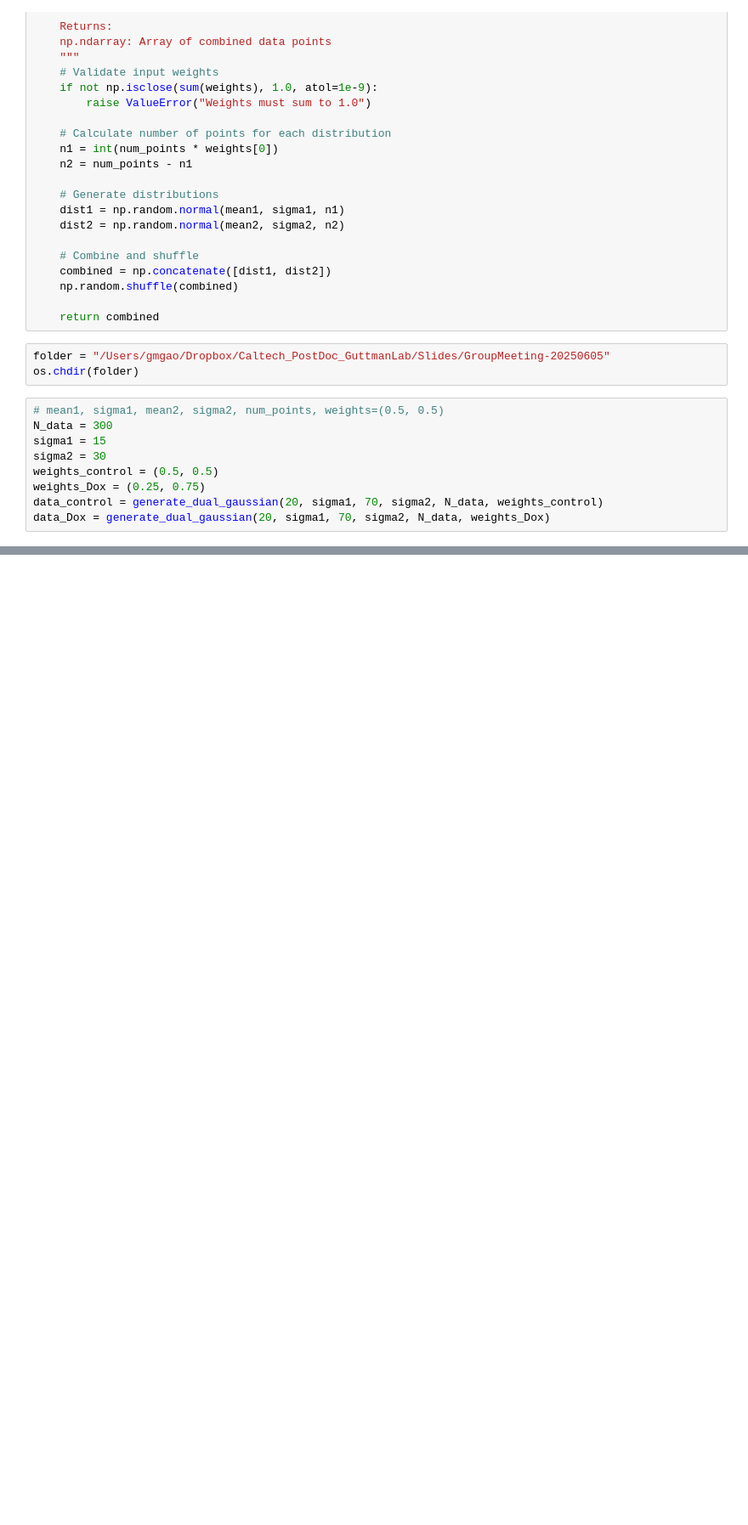
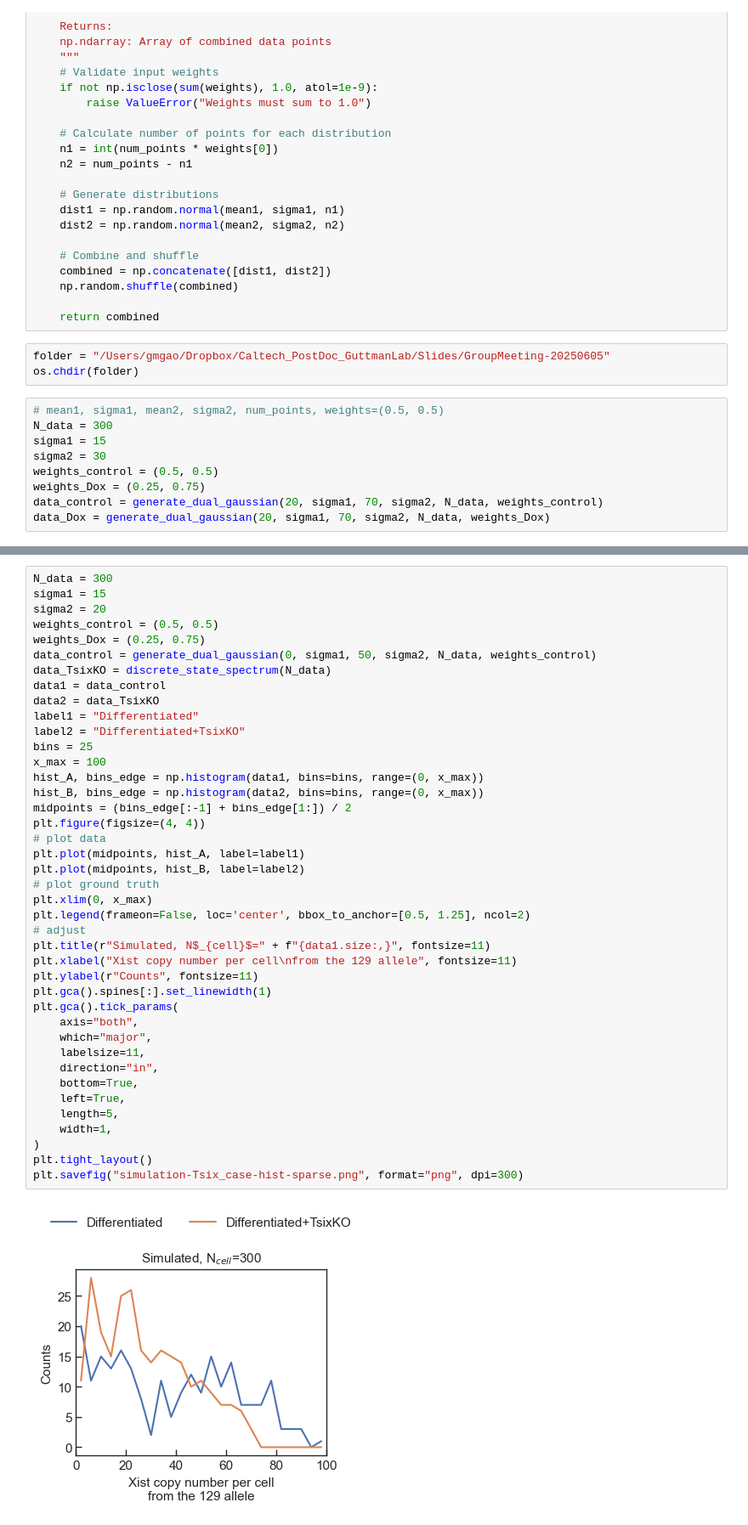
Before and after one commit to Guoming-Gao/GG-general-GuttmanLab, a Jupyter notebook: Simulation-more counts matter.ipynb, the cells around one changed output, grey strips where cells are left out. Shown: that part at 85% size. Cells and saved outputs as stored; diff of their text form; blank space fills up the shorter version.

```diff
--- a/Simulation-more counts matter.ipynb
+++ b/Simulation-more counts matter.ipynb
@@ -145,0 +182,43 @@ plt.savefig("simulation-hist-dense.png", format="png", dpi=300)
+# %%
+N_data = 300
+sigma1 = 15
+sigma2 = 20
+weights_control = (0.5, 0.5)
+weights_Dox = (0.25, 0.75)
+data_control = generate_dual_gaussian(0, sigma1, 50, sigma2, N_data, weights_control)
+data_TsixKO = discrete_state_spectrum(N_data)
+data1 = data_control
+data2 = data_TsixKO
+label1 = "Differentiated"
+label2 = "Differentiated+TsixKO"
+bins = 25
+x_max = 100
+hist_A, bins_edge = np.histogram(data1, bins=bins, range=(0, x_max))
+hist_B, bins_edge = np.histogram(data2, bins=bins, range=(0, x_max))
+midpoints = (bins_edge[:-1] + bins_edge[1:]) / 2
+plt.figure(figsize=(4, 4))
+# plot data
+plt.plot(midpoints, hist_A, label=label1)
+plt.plot(midpoints, hist_B, label=label2)
+# plot ground truth
+plt.xlim(0, x_max)
+plt.legend(frameon=False, loc='center', bbox_to_anchor=[0.5, 1.25], ncol=2)
+# adjust
+plt.title(r"Simulated, N$_{cell}$=" + f"{data1.size:,}", fontsize=11)
+plt.xlabel("Xist copy number per cell\nfrom the 129 allele", fontsize=11)
+plt.ylabel(r"Counts", fontsize=11)
+plt.gca().spines[:].set_linewidth(1)
+plt.gca().tick_params(
+    axis="both",
+    which="major",
+    labelsize=11,
+    direction="in",
+    bottom=True,
+    left=True,
+    length=5,
+    width=1,
+)
+plt.tight_layout()
+plt.savefig("simulation-Tsix_case-hist-sparse.png", format="png", dpi=300)
+# %% [output]
+[figure, added]
```
Also changed, not shown: parts of 4 cells of this notebook.
